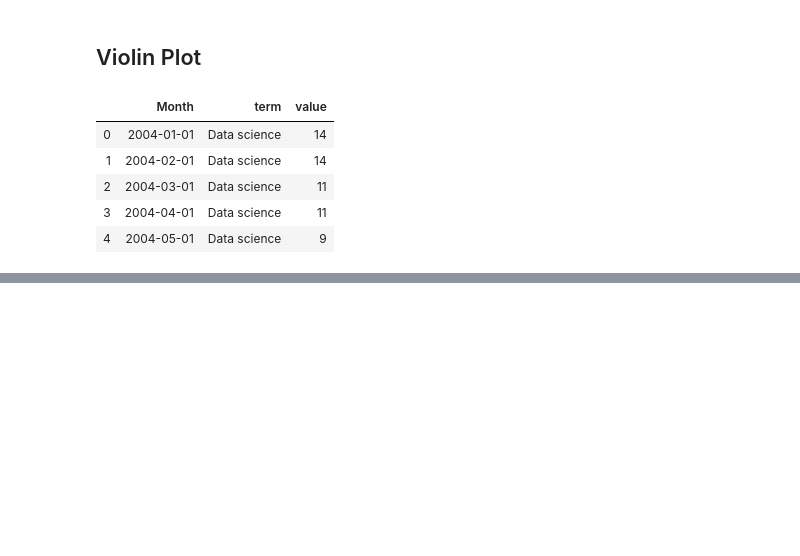
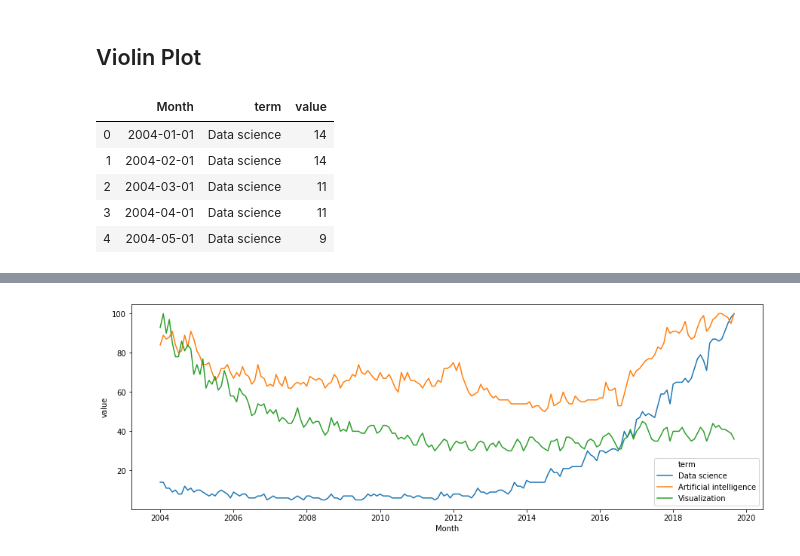
Before and after one commit to lucasdurand/visualization-seminar, a Jupyter notebook: Part 2 - Static Plots/Seaborn.ipynb, the cells around one changed output, grey strips where cells are left out. Drawn from its saved outputs; the diff is of its cells as text; code cells hidden in the pictures; blank space fills up the shorter version.

```diff
--- a/Part 2 - Static Plots/Seaborn.ipynb
+++ b/Part 2 - Static Plots/Seaborn.ipynb
@@ -55,0 +66,5 @@ sns.violinplot(x="term", y="value", hue="term", data=melted_dfs);
+# %%
+fig, ax = plt.subplots(figsize=(15,5))
+sns.lineplot(data=melted_dfs, x='Month', y='value',hue="term", ax=ax);
+# %% [output]
+[figure, added]
```
Also changed, not shown: parts of 18 cells of this notebook, 22 other files.
